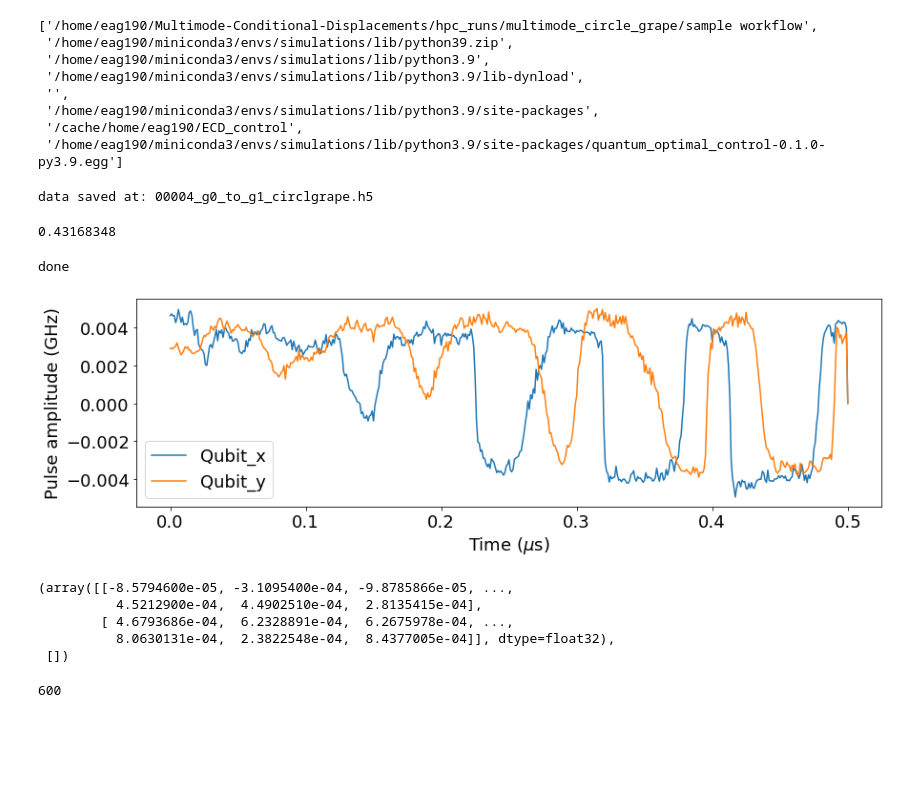
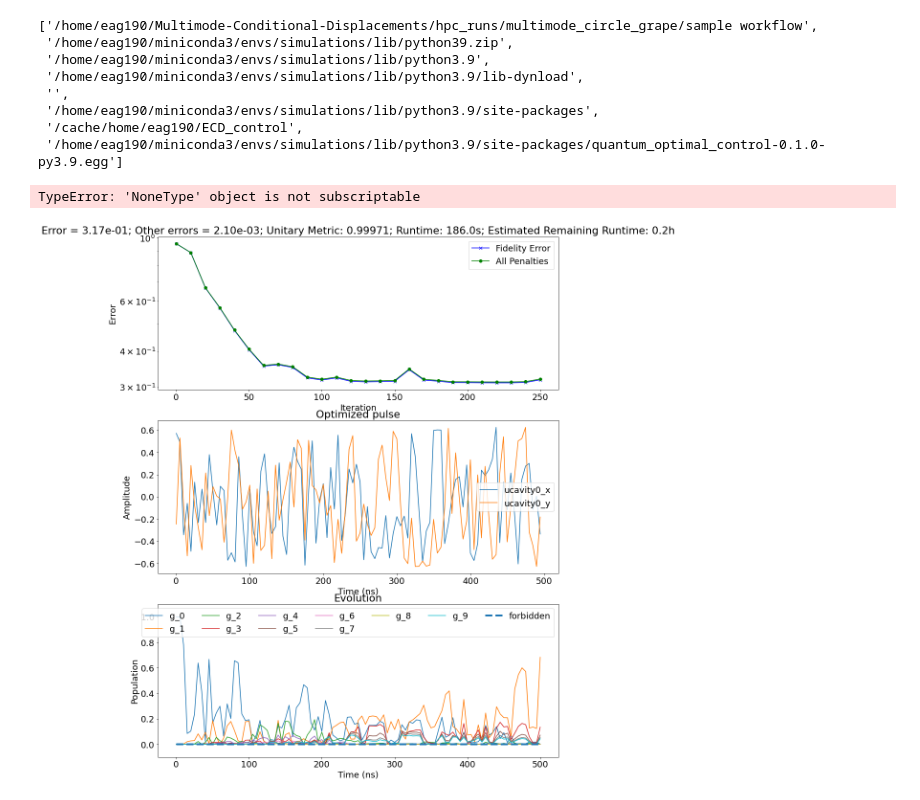
Before and after one commit to EeshGupta/Multimode-Conditional-Displacements, a Jupyter notebook: hpc_runs/multimode_circle_grape/sample workflow/Sample Workflow g0 to g1.ipynb, the cells around one changed output. Saved outputs shown, nothing was run; the diff lists cells and outputs as text; code cells hidden in the pictures; blank space fills up the shorter version.

Commit message:
some grape runs

```diff
--- a/hpc_runs/multimode_circle_grape/sample workflow/Sample Workflow g0 to g1.ipynb
+++ b/hpc_runs/multimode_circle_grape/sample workflow/Sample Workflow g0 to g1.ipynb
@@ -53,8 +53,8 @@ $$\newcommand{\ket}[1]{\left|{#1}\right\rangle}
 # 3DMM2 parameters
 # %%
 # chi = Peak splitting MHz
-chis = 2*array([-1.1962, -0.8676])
-kappas  = array([18,9.02]) # kHz
+chis = 2*array([-33.1962, -0.8676])
+kappas  = array([0,0]) # kHz
 # %% [markdown]
 # Multimode circle grape
 # %%
@@ -67,10 +65,10 @@ transmon_levels = 2
 # %% [markdown]
 #  Params :  $\alpha = 30.0 , \delta_c = -0.030$ GHz, $\tau = 500$ ns, $\Omega_{max} =1$ MHz
 # %%
-mode = 1
-mode_levels = 5
-chi,kappa = chis[mode]*1e-3,kappas[mode]*1e-6
-circle_grape_params = {"chis":[chi],"kappas":[kappa],"alpha":10.0,"delta_c":-0.010}
+mode = 0
+mode_levels = 10
+chi,kappa = chis[mode]*1e-5,kappas[mode]*1e-6
+circle_grape_params = {"chis":[chi],"kappas":[kappa],"alpha":70.0,"delta_c":0}
 
 op = multimode_circle_grape_optimal_control(mode_state_num = mode_levels,
                                             number_of_modes = 1,hparams = circle_grape_params,add_disp_kerr=False)
@@ -91,51 +89,39 @@ data_path = ''#'/home/eag190/Multimode-Conditional-Displacements/hpc_runs/multim
 # %%
 states_forbidden_list = []
 total_time = 500.0
-steps  = 600  #number of points over the total time where amplitudes will be specified
+steps  = 100  #number of points over the total time where amplitudes will be specified
 
-convergence = {'rate': 0.1, 'update_step': 10, 'max_iterations': 10,
+convergence = {'rate': 0.1, 'update_step': 10, 'max_iterations': 1000,
                'conv_target': 3e-4, 'learning_rate_decay': 500.0}
 
 
 reg_coeffs = {'dwdt': 0.1, 'd2wdt2': 1.0e-3, 'forbid_dressed': False,
               'states_forbidden_list':states_forbidden_list,
               'forbidden_coeff_list': [1.0*steps] * len(states_forbidden_list)}
 
 
 
 initial_guess = None
 
 ss = op.run_optimal_control(state_transfer = True, initial_states = [0], target_states = [1],
-                        total_time = total_time, steps = steps,max_amp = 1e-3,
+                        total_time = total_time, steps = steps,max_amp = 100e-3,
                         taylor_terms = None,is_dressed=False,
                         convergence = convergence, reg_coeffs =  reg_coeffs,
                         plot_only_g = True,
                         states_forbidden_list = states_forbidden_list,initial_guess = initial_guess,
                         file_name="g0_to_g1_circlgrape", data_path=data_path, save = True)
 # %% [output]
-data saved at: 00004_g0_to_g1_circlgrape.h5
+TypeError: 'NoneType' object is not subscriptable
+[figure, added]
 # %%
 hf = op.openfile()
 # %%
 hf['error'][-1]
-# %% [output]
-0.43168348
 # %%
 op.plot_pulses()
-# %% [output]
-done
-[figure, removed]
 # %%
 ss
-# %% [output]
-(array([[-8.5794600e-05, -3.1095400e-04, -9.8785866e-05, ...,
-          4.5212900e-04,  4.4902510e-04,  2.8135415e-04],
-        [ 4.6793686e-04,  6.2328891e-04,  6.2675978e-04, ...,
-          8.0630131e-04,  2.3822548e-04,  8.4377005e-04]], dtype=float32),
- [])
 # %%
 len(ss[0][0])
-# %% [output]
-600
 # %%
 op.fidelity()
```
Also changed, not shown: parts of 2 cells of this notebook, 9 other files.
